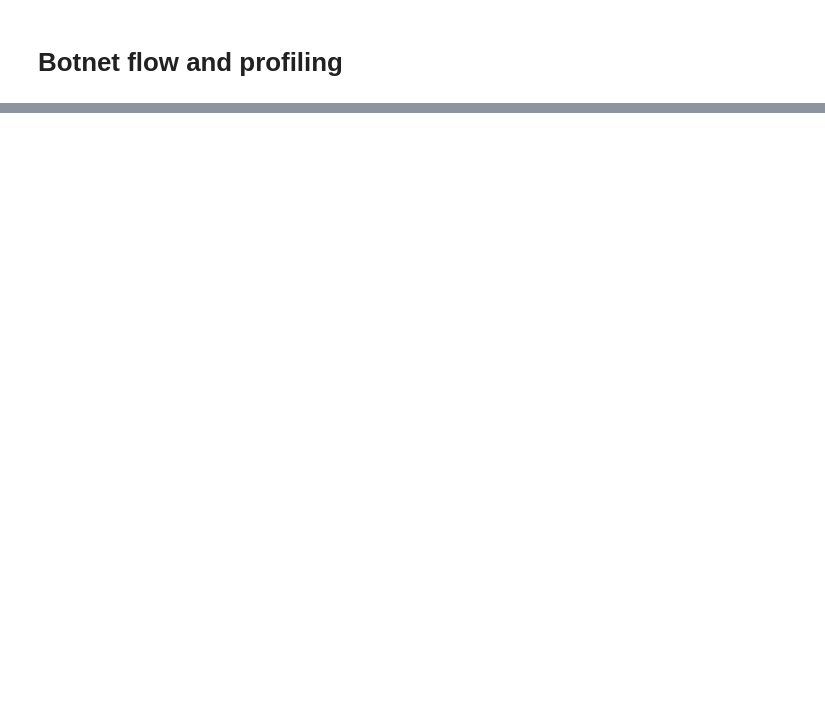
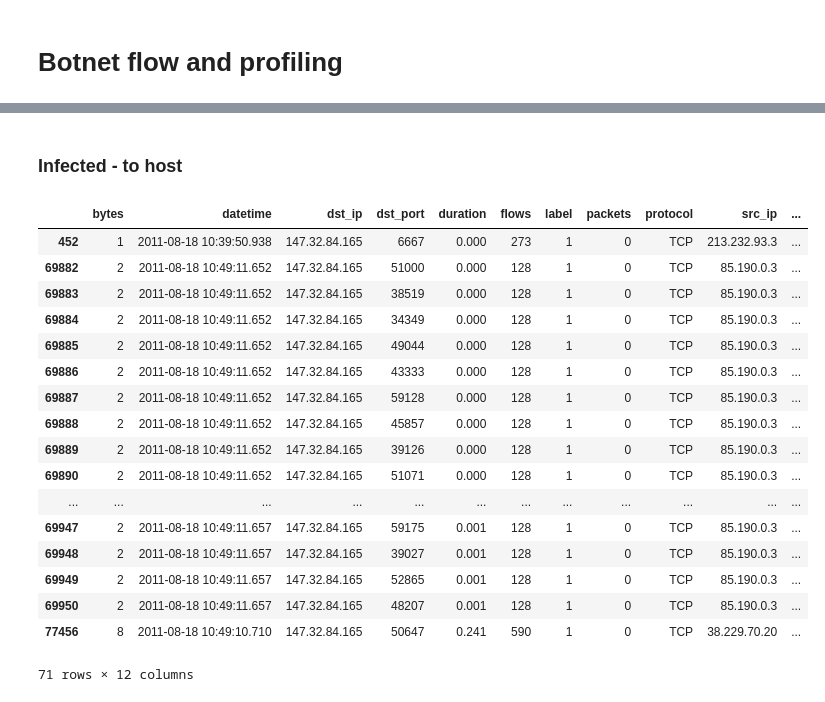
Before and after one commit to Yzoni/cyber-data-analytics, a Jupyter notebook: assignment3/botnet_flow_and_profiling.ipynb, the cells around one changed output, grey strips where cells are left out. Drawn from its saved outputs; the diff is of its cells as text; code cells hidden in the pictures; blank space fills up the shorter version.

```diff
--- a/assignment3/botnet_flow_and_profiling.ipynb
+++ b/assignment3/botnet_flow_and_profiling.ipynb
@@ -55,0 +166,24 @@ with open('Data/{}'.format(scenario_10)) as f:
+# %% [markdown]
+### Infected - to host
+# %%
+src_infected_host_data = scenario_data.loc[scenario_data['dst_ip'] == infected_host_ip]
+src_infected_host_data
+# %% [output]
+|  | bytes | datetime | dst_ip | dst_port | duration | flows | label | packets | protocol | src_ip | ... |
+| 452 | 1 | 2011-08-18 10:39:50.938 | 147.32.84.165 | 6667 | 0.000 | 273 | 1 | 0 | TCP | 213.232.93.3 | ... |
+| 69882 | 2 | 2011-08-18 10:49:11.652 | 147.32.84.165 | 51000 | 0.000 | 128 | 1 | 0 | TCP | 85.190.0.3 | ... |
+| 69883 | 2 | 2011-08-18 10:49:11.652 | 147.32.84.165 | 38519 | 0.000 | 128 | 1 | 0 | TCP | 85.190.0.3 | ... |
+| 69884 | 2 | 2011-08-18 10:49:11.652 | 147.32.84.165 | 34349 | 0.000 | 128 | 1 | 0 | TCP | 85.190.0.3 | ... |
+| 69885 | 2 | 2011-08-18 10:49:11.652 | 147.32.84.165 | 49044 | 0.000 | 128 | 1 | 0 | TCP | 85.190.0.3 | ... |
+| 69886 | 2 | 2011-08-18 10:49:11.652 | 147.32.84.165 | 43333 | 0.000 | 128 | 1 | 0 | TCP | 85.190.0.3 | ... |
+| 69887 | 2 | 2011-08-18 10:49:11.652 | 147.32.84.165 | 59128 | 0.000 | 128 | 1 | 0 | TCP | 85.190.0.3 | ... |
+| 69888 | 2 | 2011-08-18 10:49:11.652 | 147.32.84.165 | 45857 | 0.000 | 128 | 1 | 0 | TCP | 85.190.0.3 | ... |
+| 69889 | 2 | 2011-08-18 10:49:11.652 | 147.32.84.165 | 39126 | 0.000 | 128 | 1 | 0 | TCP | 85.190.0.3 | ... |
+| 69890 | 2 | 2011-08-18 10:49:11.652 | 147.32.84.165 | 51071 | 0.000 | 128 | 1 | 0 | TCP | 85.190.0.3 | ... |
+| ... | ... | ... | ... | ... | ... | ... | ... | ... | ... | ... | ... |
+| 69947 | 2 | 2011-08-18 10:49:11.657 | 147.32.84.165 | 59175 | 0.001 | 128 | 1 | 0 | TCP | 85.190.0.3 | ... |
+| 69948 | 2 | 2011-08-18 10:49:11.657 | 147.32.84.165 | 39027 | 0.001 | 128 | 1 | 0 | TCP | 85.190.0.3 | ... |
+| 69949 | 2 | 2011-08-18 10:49:11.657 | 147.32.84.165 | 52865 | 0.001 | 128 | 1 | 0 | TCP | 85.190.0.3 | ... |
+| 69950 | 2 | 2011-08-18 10:49:11.657 | 147.32.84.165 | 48207 | 0.001 | 128 | 1 | 0 | TCP | 85.190.0.3 | ... |
+| 77456 | 8 | 2011-08-18 10:49:10.710 | 147.32.84.165 | 50647 | 0.241 | 590 | 1 | 0 | TCP | 38.229.70.20 | ... |
+71 rows × 12 columns
```
Also changed, not shown: parts of 13 cells of this notebook.
